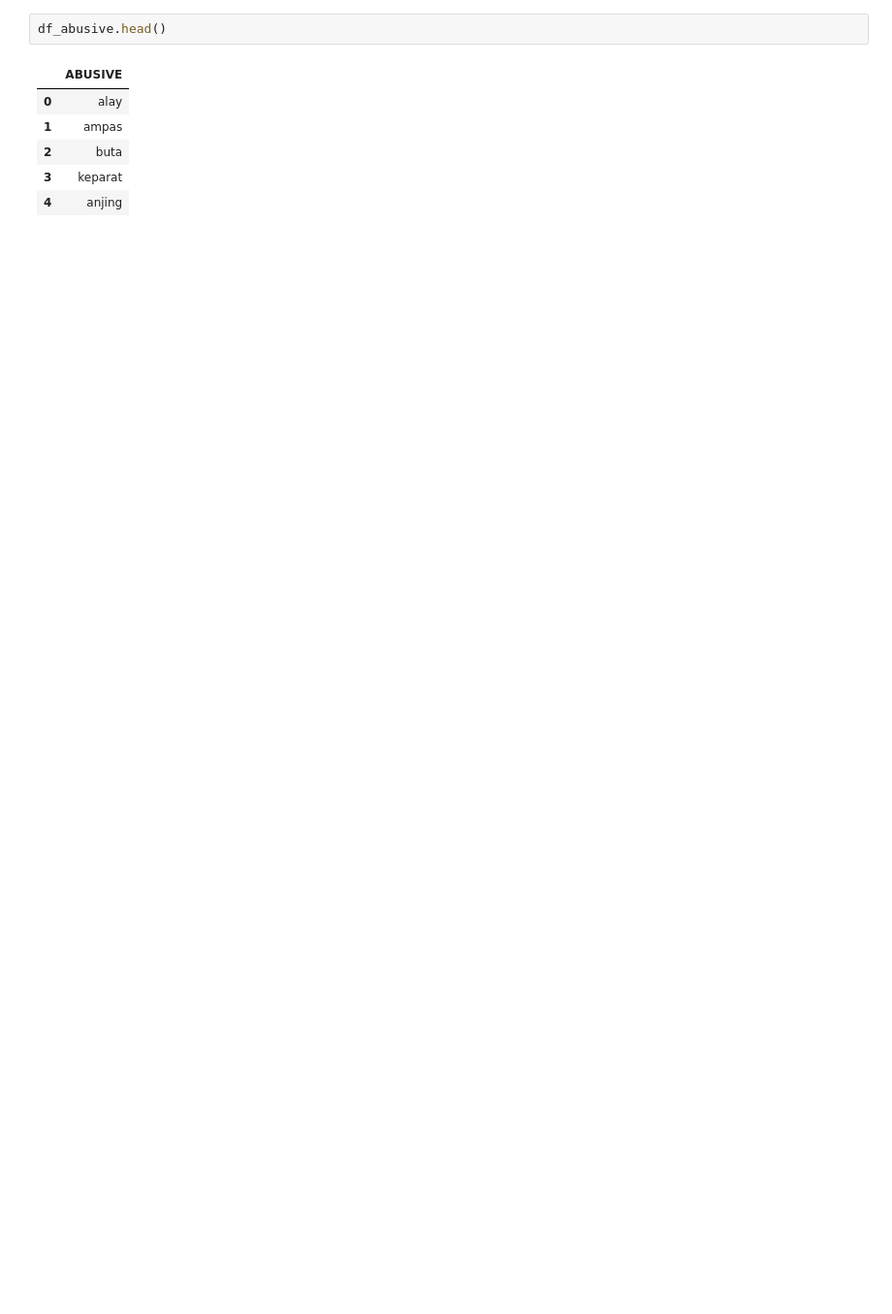
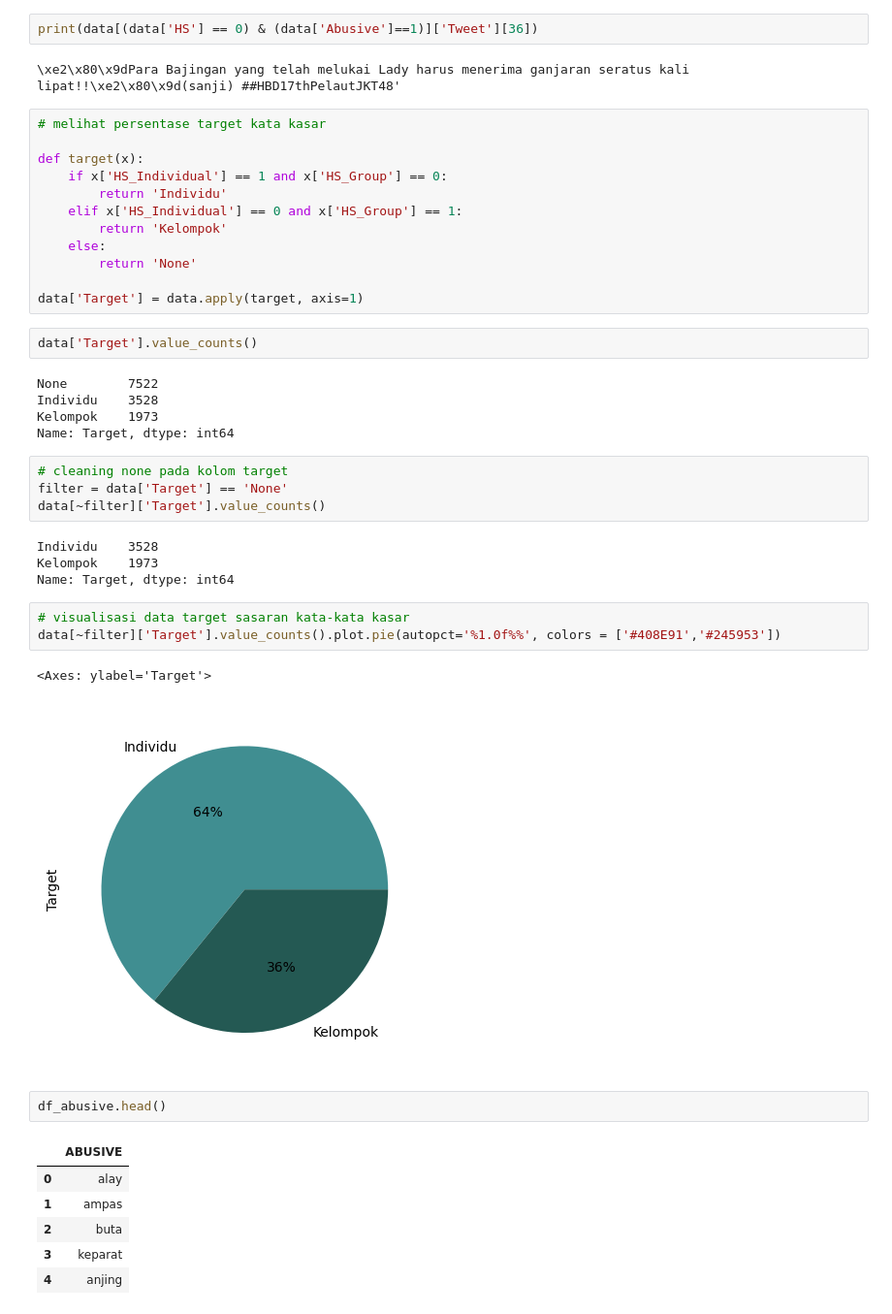
Before and after one commit to htomom/GoldChallenge, a Jupyter notebook: Workbook1.ipynb, the cells around one changed output. Shown: that part at 97% size. Drawn from its saved outputs; the diff is of its cells as text; blank space fills up the shorter version.

```diff
--- a/Workbook1.ipynb
+++ b/Workbook1.ipynb
@@ -12,3 +206,40 @@ df_abusive = pd.read_csv("abusive.csv")
+# %%
+print(data[(data['HS'] == 0) & (data['Abusive']==1)]['Tweet'][36])
+# %% [output]
+\xe2\x80\x9dPara Bajingan yang telah melukai Lady harus menerima ganjaran seratus kali lipat!!\xe2\x80\x9d(sanji) ##HBD17thPelautJKT48'
+# %%
+# melihat persentase target kata kasar
+
+def target(x):
+    if x['HS_Individual'] == 1 and x['HS_Group'] == 0:
+        return 'Individu'
+    elif x['HS_Individual'] == 0 and x['HS_Group'] == 1:
+        return 'Kelompok'
+    else:
+        return 'None'
+
+data['Target'] = data.apply(target, axis=1)
+# %%
+data['Target'].value_counts()
+# %% [output]
+None        7522
+Individu    3528
+Kelompok    1973
+Name: Target, dtype: int64
+# %%
+# cleaning none pada kolom target
+filter = data['Target'] == 'None'
+data[~filter]['Target'].value_counts()
+# %% [output]
+Individu    3528
+Kelompok    1973
+Name: Target, dtype: int64
+# %%
+# visualisasi data target sasaran kata-kata kasar
+data[~filter]['Target'].value_counts().plot.pie(autopct='%1.0f%%', colors = ['#408E91','#245953'])
+# %% [output]
+<Axes: ylabel='Target'>
+[figure, added]
 # %%
 df_abusive.head()
 # %% [output]
```
Also changed, not shown: parts of 41 cells of this notebook, 6 other files.
